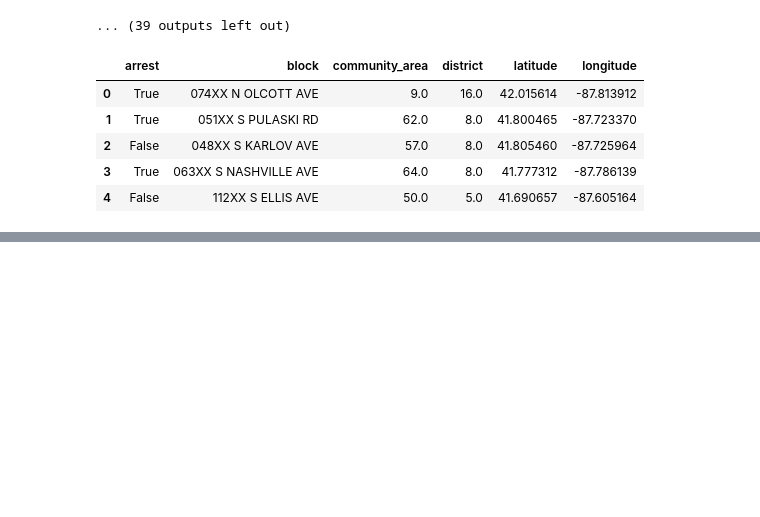
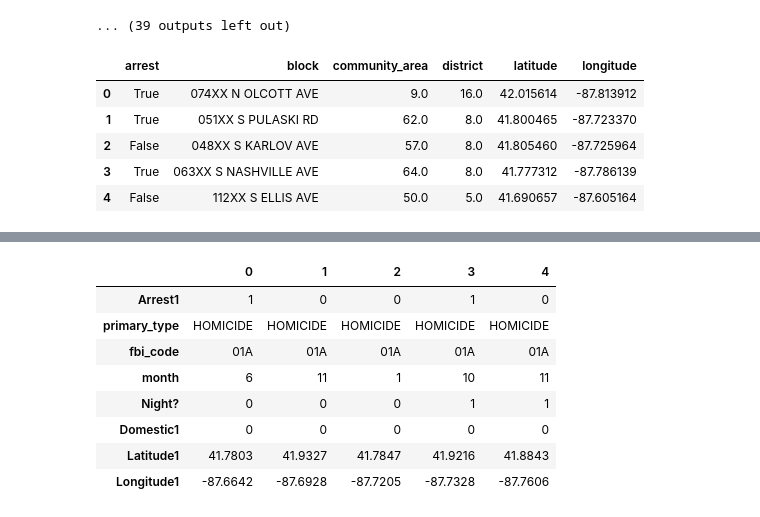
Before and after one commit to justinho8161/Chicago_crimes, a Jupyter notebook: Chicago Notebook.ipynb, the cells around one changed output, grey strips where cells are left out. Drawn from its saved outputs; the diff is of its cells as text; code cells hidden in the pictures; blank space fills up the shorter version.

```diff
--- a/Chicago Notebook.ipynb
+++ b/Chicago Notebook.ipynb
@@ -165,5 +167,5 @@ unpickled_df = pd.concat([df_pd.unique_key, unpickled_df], axis=1, sort=False)
 # %%
-unpickled_df = unpickled_df.rename(index=str, columns={'latitude':'Latitude1','longitude':'Longitude1'})
+unpickled_df = unpickled_df.rename(index=str, columns={'latitude':'Latitude1','longitude':'Longitude1','arrest':'arrest1'})
 # %%
 df_sp2 = spark.createDataFrame(unpickled_df)
 # %%
@@ -232,0 +222,12 @@ rescaledData
+# %%
+pd.DataFrame(df_pd2.take(5), columns=df_pd2.columns).transpose()
+# %% [output]
+|  | 0 | 1 | 2 | 3 | 4 |
+| Arrest1 | 1 | 0 | 0 | 1 | 0 |
+| primary_type | HOMICIDE | HOMICIDE | HOMICIDE | HOMICIDE | HOMICIDE |
+| fbi_code | 01A | 01A | 01A | 01A | 01A |
+| month | 6 | 11 | 1 | 10 | 11 |
+| Night? | 0 | 0 | 0 | 1 | 1 |
+| Domestic1 | 0 | 0 | 0 | 0 | 0 |
+| Latitude1 | 41.7803 | 41.9327 | 41.7847 | 41.9216 | 41.8843 |
+| Longitude1 | -87.6642 | -87.6928 | -87.7205 | -87.7328 | -87.7606 |
```
Also changed, not shown: parts of 16 cells of this notebook.
